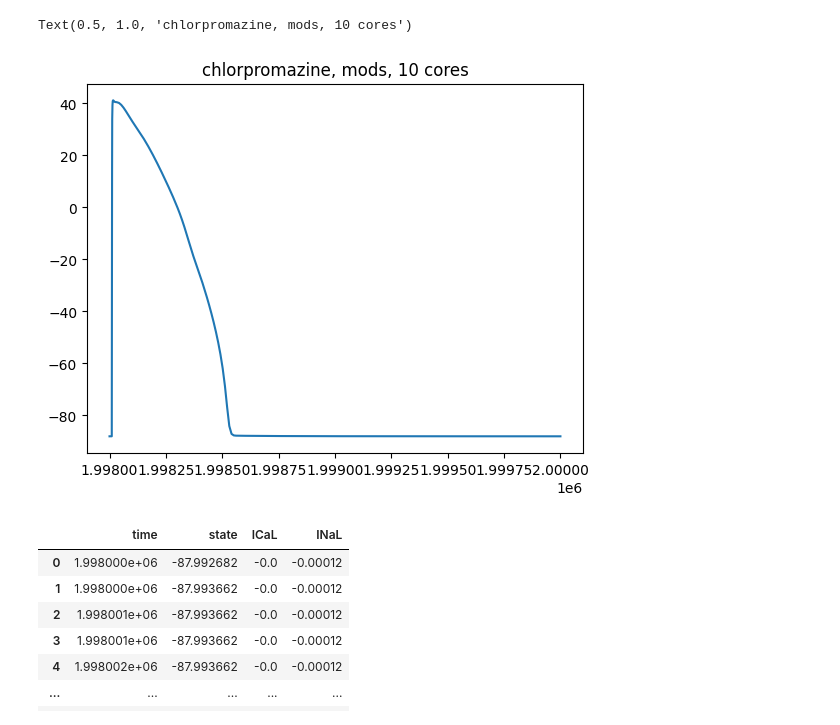
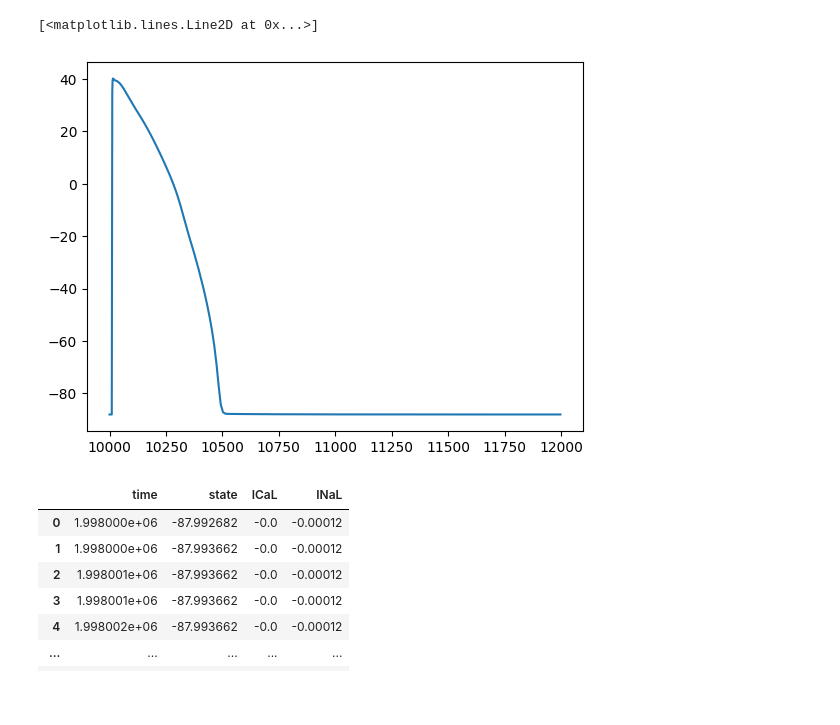
Before and after one commit to IritaSee/gpu_code_ground_up, a Jupyter notebook: result/parse.ipynb, the cells around one changed output. Drawn from its saved outputs; the diff is of its cells as text; code cells hidden in the pictures; blank space fills up the shorter version.

```diff
--- a/result/parse.ipynb
+++ b/result/parse.ipynb
@@ -1,7 +1,7 @@
 # %%
 import matplotlib.pyplot as plt
 import pandas as pd
-alldata = pd.read_csv('./chlorpromazine_mods/10state_sample0.csv')
+alldata = pd.read_csv('./paralel/1_block0.csv')
 alldata
 # %% [output]
 |  | time | state | ICaL | INaL |
@@ -19,0 +20,4 @@ alldata
+# %%
+#remove zeroes
+alldata = alldata[(alldata.T != 0).any()]
+alldata
@@ -20,9 +38,8 @@ alldata
 # %%
 plt.plot(alldata['time'],alldata['state'])
-plt.title("chlorpromazine, mods, 10 cores")
 # %% [output]
-Text(0.5, 1.0, 'chlorpromazine, mods, 10 cores')
+[<matplotlib.lines.Line2D at 0x...>]
-[figure, old version]
+[figure, new version]
 # %%
 import matplotlib.pyplot as plt
 import pandas as pd
```
Also changed, not shown: parts of 2 cells of this notebook, 2 other files.
